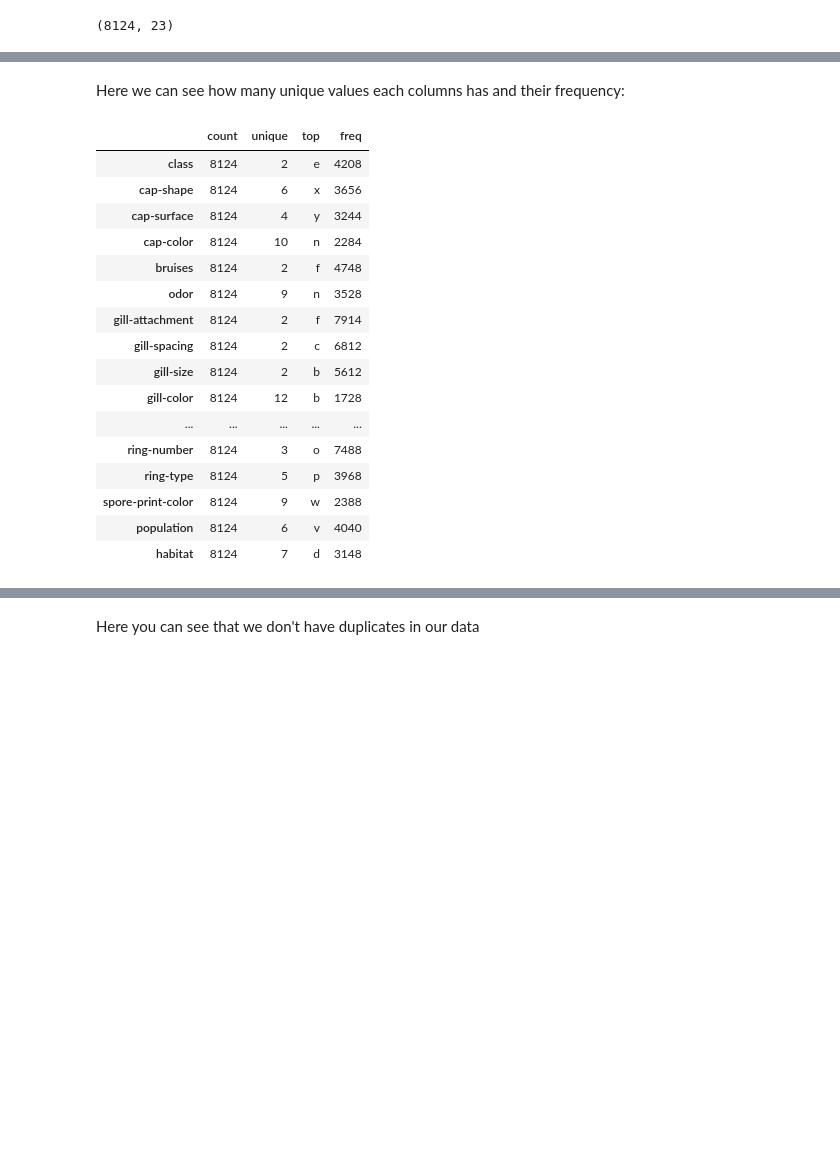
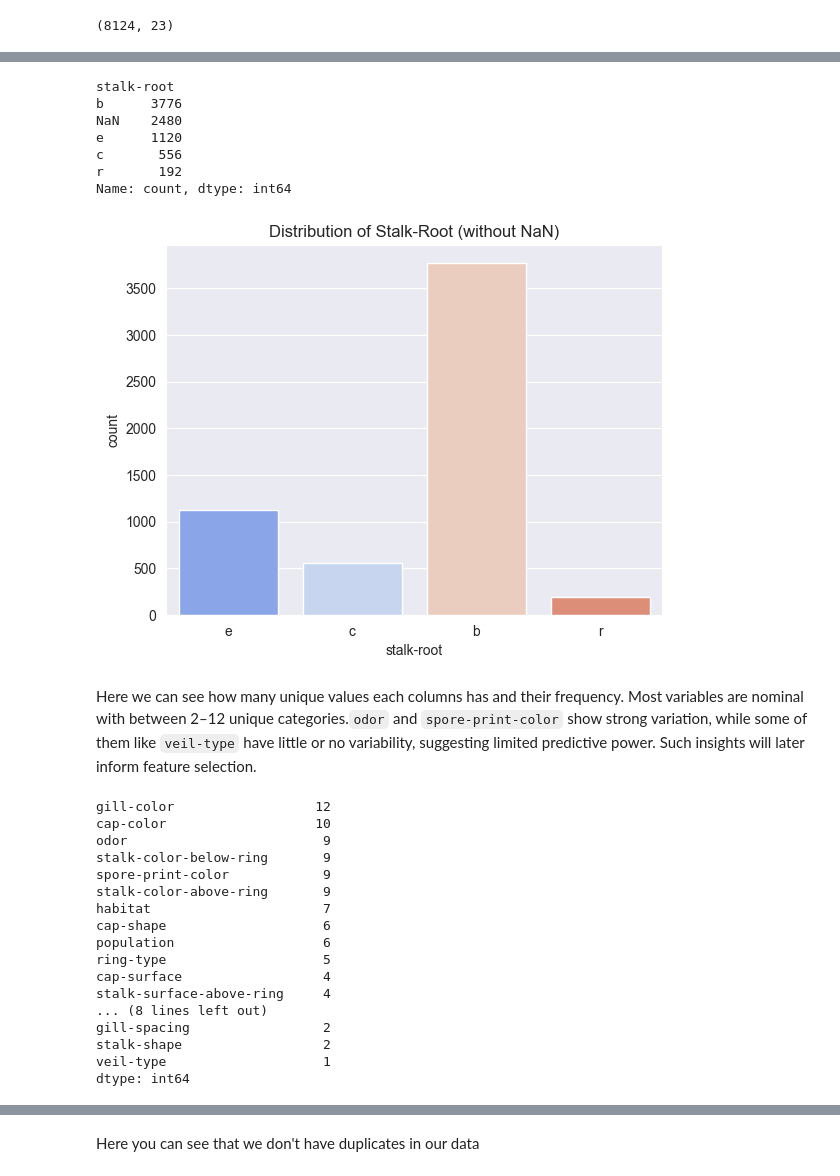
Before and after one commit to lizakolosova/machine-learning-lifecycle, a Jupyter notebook: lifecycleproject/data-understanding.ipynb, the cells around one changed output, grey strips where cells are left out. Cells and saved outputs as stored; diff of their text form; code cells hidden in the pictures; blank space fills up the shorter version.

```diff
--- a/lifecycleproject/data-understanding.ipynb
+++ b/lifecycleproject/data-understanding.ipynb
@@ -57,22 +97,39 @@ Columns with missing values: ['stalk-root']
+# %%
+print(df_mushrooms['stalk-root'].value_counts(dropna=False))
+sns.countplot(x=df_mushrooms['stalk-root'], hue=df_mushrooms['stalk-root'], palette='coolwarm', dodge=False, legend=False)
+
+
+plt.title('Distribution of Stalk-Root (without NaN)')
+plt.show()
+# %% [output]
+stalk-root
+b      3776
+NaN    2480
+e      1120
+c       556
+r       192
+Name: count, dtype: int64
+[figure, added]
 # %% [markdown]
-Here we can see how many unique values each columns has and their frequency:
+Here we can see how many unique values each columns has and their frequency. Most variables are nominal with between 2–12 unique categories.`odor` and `spore-print-color` show strong variation, while some of them like `veil-type` have little or no variability, suggesting limited predictive power.
+Such insights will later inform feature selection.
 # %%
-df_mushrooms.describe().T
+df_mushrooms.nunique().sort_values(ascending=False)
 # %% [output]
-|  | count | unique | top | freq |
-| class | 8124 | 2 | e | 4208 |
-| cap-shape | 8124 | 6 | x | 3656 |
-| cap-surface | 8124 | 4 | y | 3244 |
-| cap-color | 8124 | 10 | n | 2284 |
-| bruises | 8124 | 2 | f | 4748 |
-| odor | 8124 | 9 | n | 3528 |
-| gill-attachment | 8124 | 2 | f | 7914 |
-| gill-spacing | 8124 | 2 | c | 6812 |
-| gill-size | 8124 | 2 | b | 5612 |
-| gill-color | 8124 | 12 | b | 1728 |
-| ... | ... | ... | ... | ... |
-| ring-number | 8124 | 3 | o | 7488 |
-| ring-type | 8124 | 5 | p | 3968 |
-| spore-print-color | 8124 | 9 | w | 2388 |
-| population | 8124 | 6 | v | 4040 |
-| habitat | 8124 | 7 | d | 3148 |
+gill-color                  12
+cap-color                   10
+odor                         9
+stalk-color-below-ring       9
+spore-print-color            9
+stalk-color-above-ring       9
+habitat                      7
+cap-shape                    6
+population                   6
+ring-type                    5
+cap-surface                  4
+stalk-surface-above-ring     4
+... (8 lines left out)
+gill-spacing                 2
+stalk-shape                  2
+veil-type                    1
+dtype: int64
```
Also changed, not shown: parts of 24 cells of this notebook, 11 other files.
